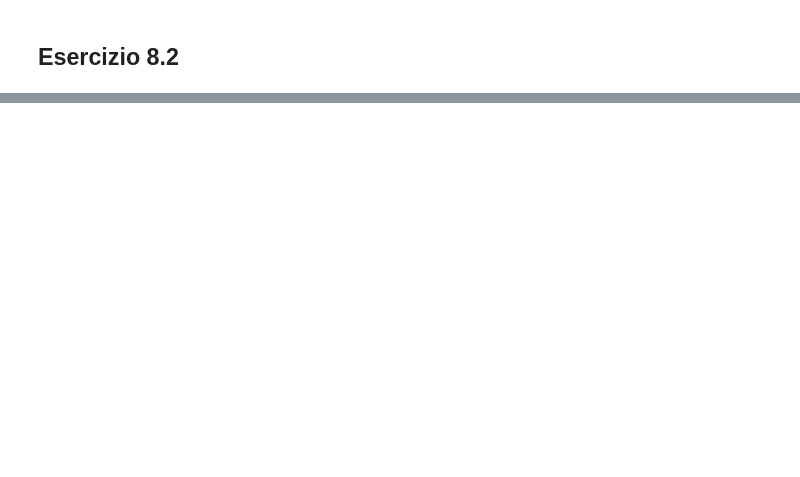
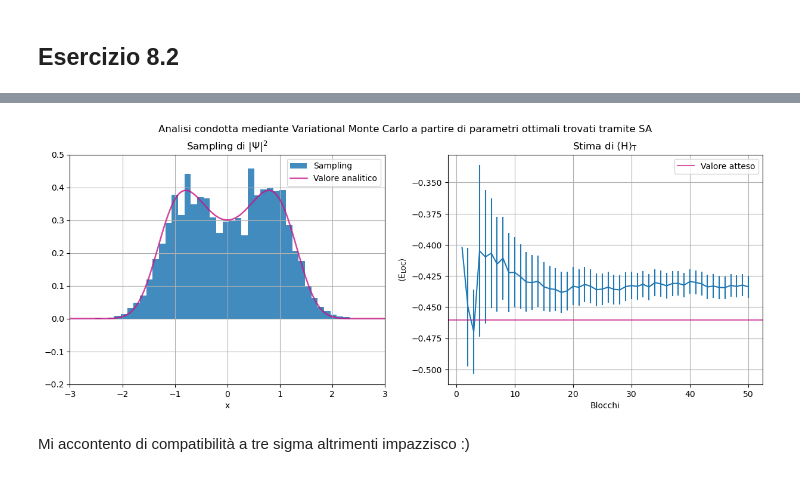
Before and after one commit to angela-bonato/LaboratorioSimulazioneNumerica, a Jupyter notebook: Es08/Esercitazione8.ipynb, the cells around one changed output, grey strips where cells are left out. Drawn from its saved outputs; the diff is of its cells as text; code cells hidden in the pictures; blank space fills up the shorter version.

```diff
--- a/Es08/Esercitazione8.ipynb
+++ b/Es08/Esercitazione8.ipynb
@@ -37,0 +133,26 @@ Guardando il plot del prof per es 8.1 fisso $\mu=0.9$ e $\sigma=-0.7$ (NO, RICON
+# %%
+opfig ,(opplt1, opplt2) = plt.subplots(1, 2, figsize=(15, 5))
+
+opplt1.hist(finx, 40, density=True, label="Sampling", alpha=0.85)
+opplt1.plot(x,(psi[0])**2, color="mediumvioletred", label="Valore analitico", linewidth=1.8, alpha=0.8)
+opplt1.set_title(r"Sampling di $|\Psi|^2$")
+opplt1.set_xlabel("x")
+opplt1.set_xlim((-3,3))
+opplt1.set_ylim((-0.2,0.5))
+opplt1.legend()
+opplt1.grid(True)
+
+opplt2.errorbar(lex, finh, yerr=finherrs)
+opplt2.axhline(y=-0.46046587969271535, color="mediumvioletred", label="Valore atteso", alpha=0.7)
+opplt2.set_xlabel("Blocchi")
+opplt2.set_ylabel(r"$\left<\mathrm{E_{LOC}}\right>$")
+opplt2.set_title(r"Stima di $\left<\mathrm{H}\right>_\mathrm{T}$")
+opplt2.grid(True)
+opplt2.legend()
+
+opfig.suptitle("Analisi condotta mediante Variational Monte Carlo a partire di parametri ottimali trovati tramite SA")
+plt.show()
+# %% [output]
+[figure, added]
+# %% [markdown]
+Mi accontento di compatibilità a tre sigma altrimenti impazzisco :)
```
Also changed, not shown: parts of 7 cells of this notebook, 11 other files.
